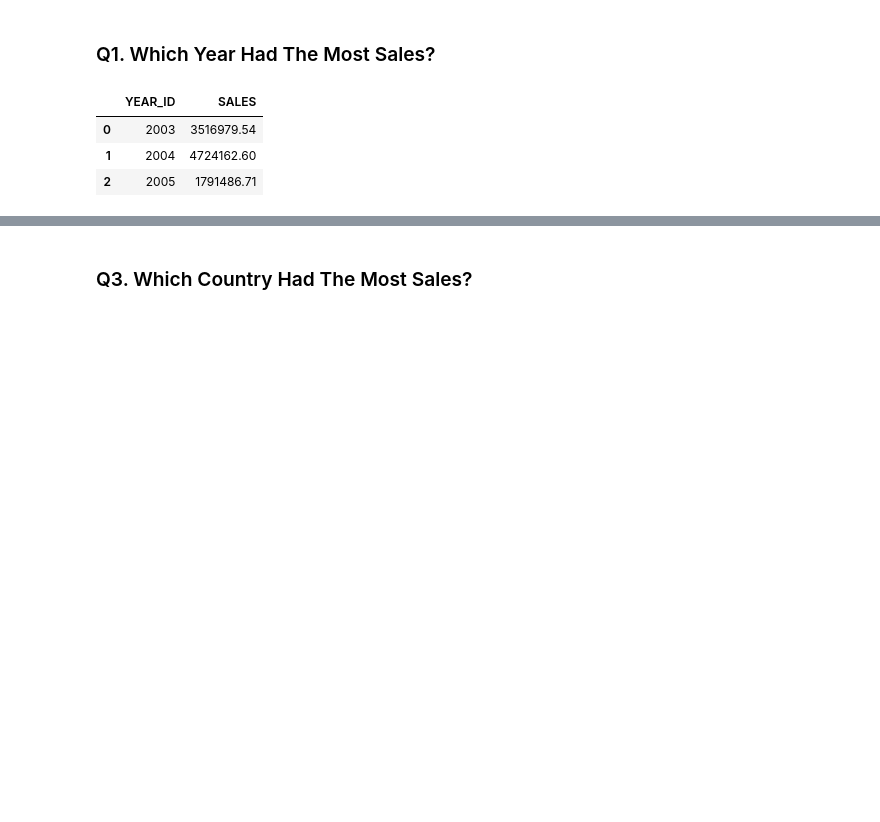
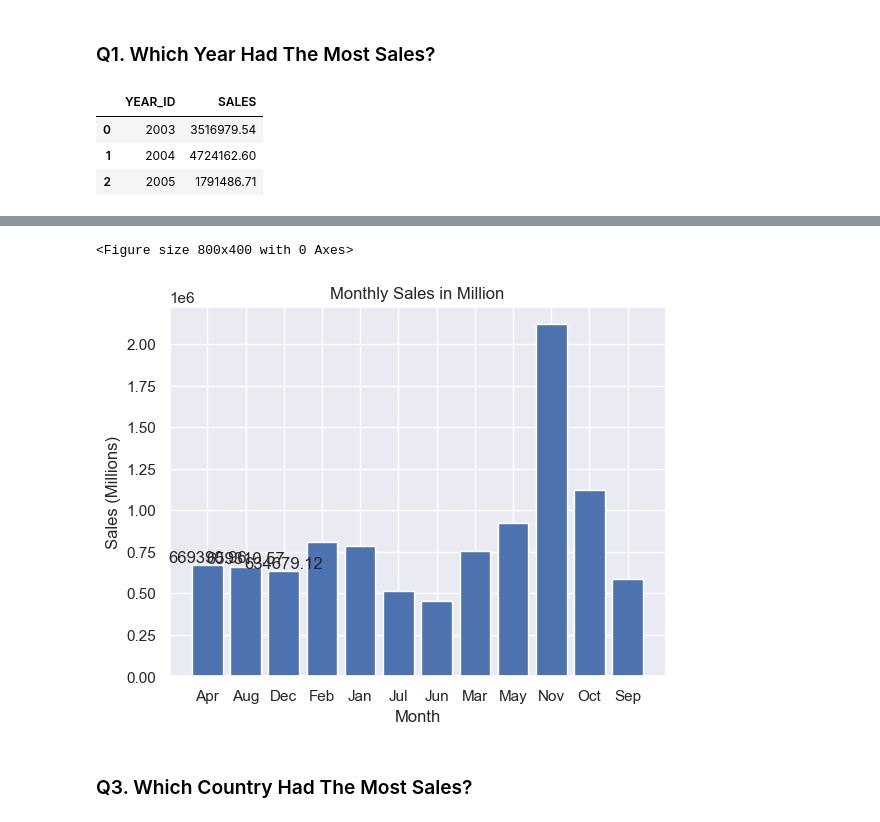
Before and after one commit to Dexsholex/EDA-on-Sales-Data, a Jupyter notebook: Exploratory Data Analysis on Sales Data.ipynb, the cells around one changed output, grey strips where cells are left out. Saved outputs shown, nothing was run; the diff lists cells and outputs as text; code cells hidden in the pictures; blank space fills up the shorter version.

```diff
--- a/Exploratory Data Analysis on Sales Data.ipynb
+++ b/Exploratory Data Analysis on Sales Data.ipynb
@@ -146,0 +191,3 @@ plt.show();
+# %%
+df2 = df.groupby('MONTH_ID')['SALES'].sum().reset_index()
+df2.head()
@@ -147,3 +201,12 @@ plt.show();
+# %%
+# Convert to millions
+#sales_in_millions = [SALE/1e6 for SALE in df1.SALES]
+
+bar_plot(df2.MONTH_ID, df2.SALES, 'Month', 'Sales (Millions)',
+         'Monthly Sales in Million')
+# %% [output]
+<Figure size 800x400 with 0 Axes>
+[figure, added]
 # %% [markdown]
 ### Q3. Which Country Had The Most Sales?
 # %% [markdown]
```
Also changed, not shown: parts of 8 cells of this notebook.
